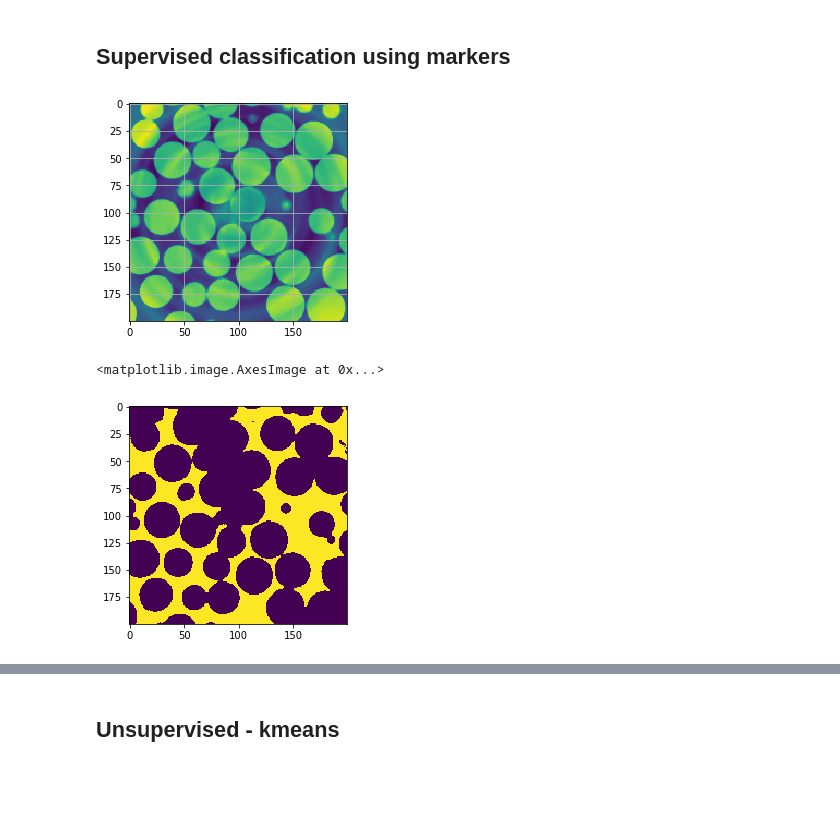
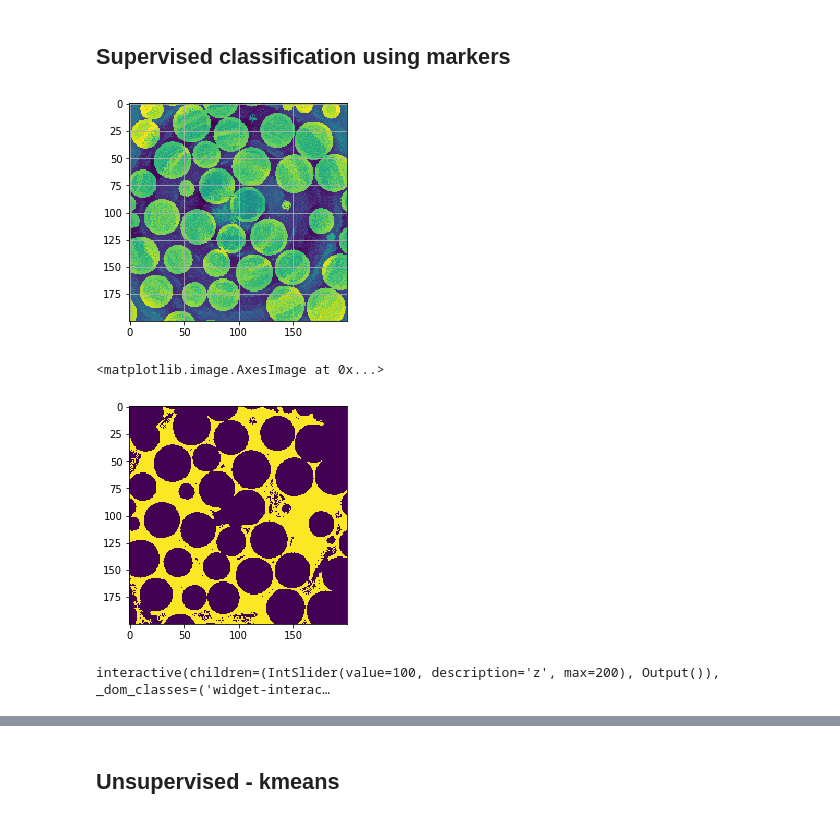
Before and after one commit to CameraIA/dipmicroct, a Jupyter notebook: partII/03_analyze3D.ipynb, the cells around one changed output, grey strips where cells are left out. Drawn from its saved outputs; the diff is of its cells as text; code cells hidden in the pictures; blank space fills up the shorter version.

```diff
--- a/partII/03_analyze3D.ipynb
+++ b/partII/03_analyze3D.ipynb
@@ -131,7 +180,7 @@ See slice: 100
 [figure]
 # %%
 # back to the full tack
-t=filters.threshold_isodata(img3)
+t=fi.threshold_isodata(img3)
 img4 = img3>t
 
 def slicer(z):
@@ -143,7 +192,7 @@ interactive(children=(IntSlider(value=100, description='z', max=200), Output()),
 # %% [markdown]
 ## Clean up
 # %%
-ball = morphology.ball(radius=2)
+ball = morphology.ball(radius=4)
 # %%
 #3D Mathematical morphology
 img2te=morphology.binary_erosion(img4,selem=ball)
@@ -181,18 +230,18 @@ image_itk = itk.GetImageFromArray(binary.astype(np.uint8))
 ## Supervised classification using markers
 # %%
 from skimage import segmentation as seg
-b = img3[n,:,:]
+b = a[n,:,:]
 plt.imshow(b)
 plt.grid()
 # %% [output]
-[figure, old version]
+[figure, new version]
 # %%
 seed_point = (25, 30)  # Experiment with the seed point
 c = seg.flood(b, seed_point, tolerance=40)
 plt.imshow(c)
 # %% [output]
 <matplotlib.image.AxesImage at 0x...>
-[figure, old version]
+[figure, new version]
 # %%
 from scipy import ndimage as ndi
 seeds = ndi.label(binary)[0]
@@ -200 +249,8 @@ ws = morphology.watershed(img4, seeds)
+# %%
+b = seeds
+def slicer(z):
+    plt.imshow(b[z,:,:], cmap='gray')
+interact(slicer, z=widgets.IntSlider(min=0,max=len(a),step=1,value=len(a)//2));
+# %% [output]
+interactive(children=(IntSlider(value=100, description='z', max=200), Output()), _dom_classes=('widget-interac…
 # %%
```
Also changed, not shown: parts of 14 cells of this notebook, 1 other file.
